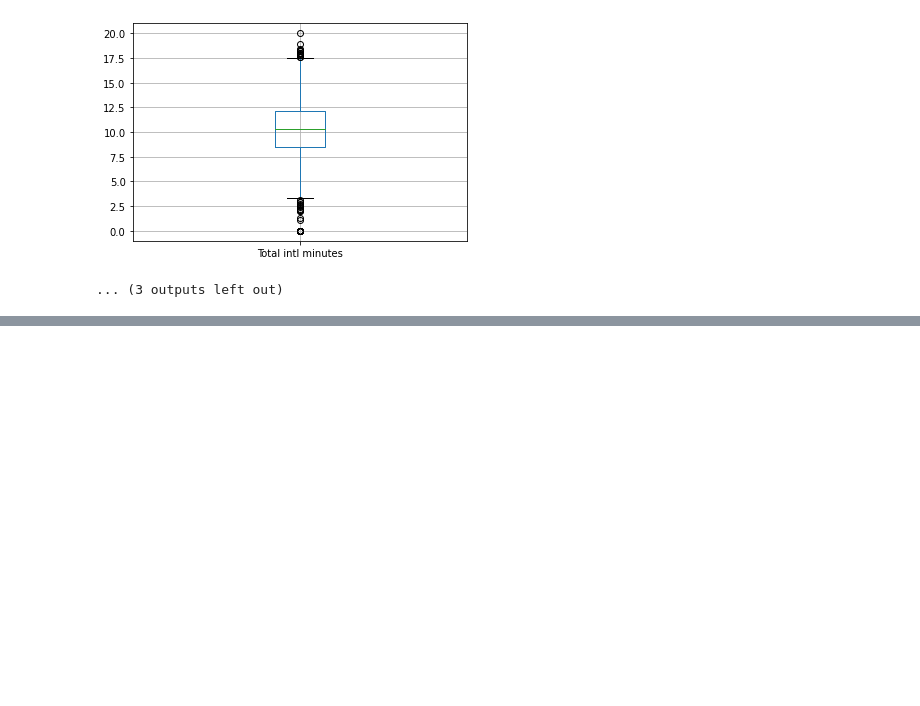
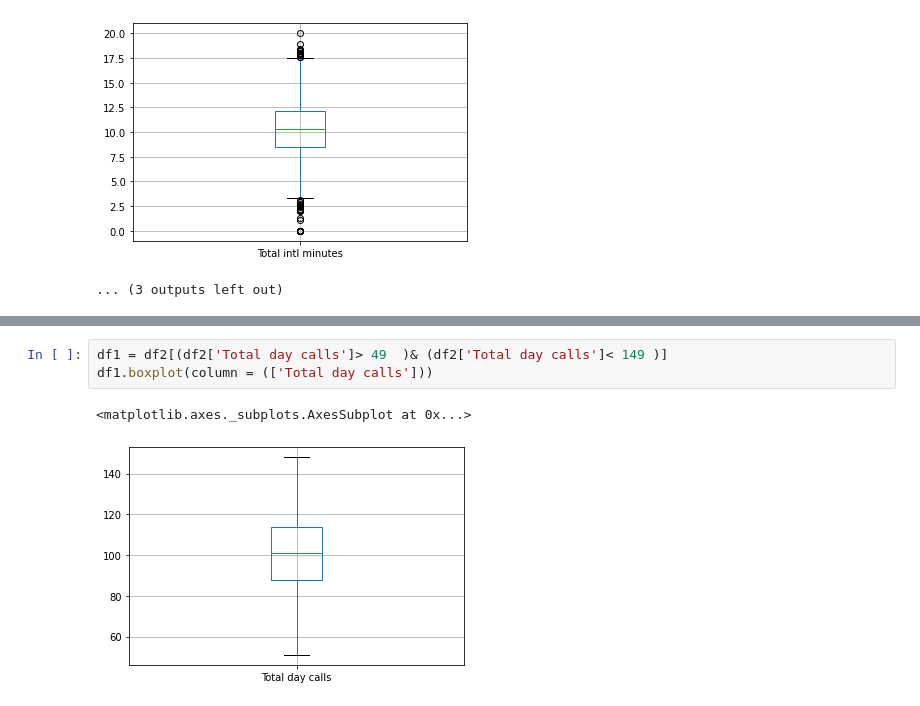
Before and after one commit to akifkashif/EDA-Capstone-Project---Mohammed-Akifuddin, a Jupyter notebook: TEAM_Telecom_Churn_Analysis_Capstone_Project.ipynb, the cells around one changed output, grey strips where cells are left out. Drawn from its saved outputs; the diff is of its cells as text; blank space fills up the shorter version.

```diff
--- a/TEAM_Telecom_Churn_Analysis_Capstone_Project.ipynb
+++ b/TEAM_Telecom_Churn_Analysis_Capstone_Project.ipynb
@@ -313,0 +311,6 @@ for column in df2:
+# %%
+df1 = df2[(df2['Total day calls']> 49  )& (df2['Total day calls']< 149 )]
+df1.boxplot(column = (['Total day calls']))
+# %% [output]
+<matplotlib.axes._subplots.AxesSubplot at 0x...>
+[figure, added]
```
Also changed, not shown: parts of 20 cells of this notebook.
